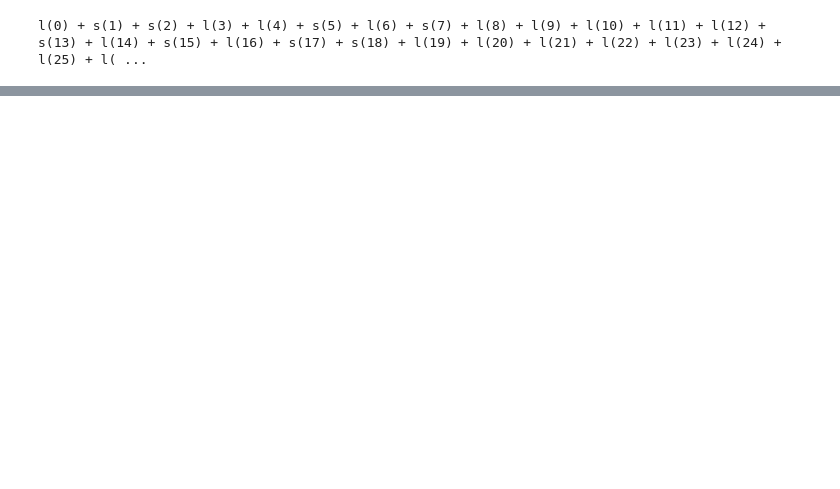
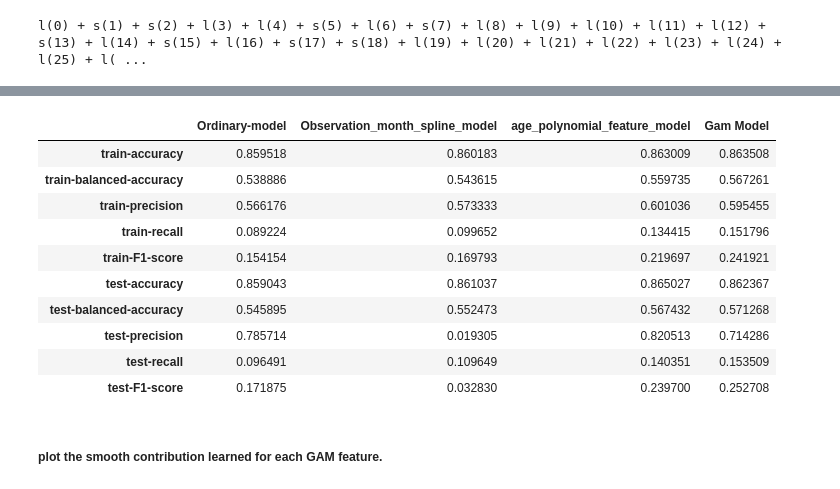
Before and after one commit to diyorarti/Learning_Data_Science, a Jupyter notebook: Statistics/3_Regression/Logistic_regression/practice2.ipynb, the cells around one changed output, grey strips where cells are left out. Cells and saved outputs as stored; diff of their text form; code cells hidden in the pictures; blank space fills up the shorter version.

```diff
--- a/Statistics/3_Regression/Logistic_regression/practice2.ipynb
+++ b/Statistics/3_Regression/Logistic_regression/practice2.ipynb
@@ -1297,0 +1321,53 @@ LogisticGAM(callbacks=[Deviance(), Diffs(), Accuracy()],
+# %%
+train_accuracy_model_gam = (
+    (TP_train_model_gam + TN_train_model_gam) /
+    (TP_train_model_gam + TN_train_model_gam + FP_train_model_gam + FN_train_model_gam)
+)
+train_balanced_acc_model_gam = 1/2 *(
+    (TP_train_model_gam) / (TP_train_model_gam + FN_train_model_gam) +
+    (TN_train_model_gam) / (TN_train_model_gam + FP_train_model_gam)
+)
+train_precision_model_gam = TP_train_model_gam / (TP_train_model_gam + FP_train_model_gam)
+train_recall_model_gam = TP_train_model_gam / (TP_train_model_gam + FN_train_model_gam)
+train_F1_score_model_gam = 2 * ((train_precision_model_gam * train_recall_model_gam) / (train_precision_model_gam + train_recall_model_gam))
+
+test_accuracy_model_gam = (
+    (TP_test_model_gam + TN_test_model_gam) /
+    (TP_test_model_gam + TN_test_model_gam + FP_test_model_gam + FN_test_model_gam)
+)
+test_balanced_acc_model_gam = 1/2 *(
+    (TP_test_model_gam) / (TP_test_model_gam + FN_test_model_gam) +
+    (TN_test_model_gam) / (TN_test_model_gam + FP_test_model_gam)
+)
+test_precision_model_gam = TP_test_model_gam / (TP_test_model_gam + FP_test_model_gam)
+test_recall_model_gam = TP_test_model_gam / (TP_test_model_gam + FN_test_model_gam)
+test_F1_score_model_gam = 2 * ((test_precision_model_gam * test_recall_model_gam) / (test_precision_model_gam + test_recall_model_gam))
+
+models_restuls['Gam Model'] = [
+    train_accuracy_model_gam,
+    train_balanced_acc_model_gam,
+    train_precision_model_gam,
+    train_recall_model_gam,
+    train_F1_score_model_gam,
+    test_accuracy_model_gam,
+    test_balanced_acc_model_gam,
+    test_precision_model_gam,
+    test_recall_model_gam,
+    test_F1_score_model_gam
+]
+
+models_restuls
+# %% [output]
+|  | Ordinary-model | Observation_month_spline_model | age_polynomial_feature_model | Gam Model |
+| train-accuracy | 0.859518 | 0.860183 | 0.863009 | 0.863508 |
+| train-balanced-accuracy | 0.538886 | 0.543615 | 0.559735 | 0.567261 |
+| train-precision | 0.566176 | 0.573333 | 0.601036 | 0.595455 |
+| train-recall | 0.089224 | 0.099652 | 0.134415 | 0.151796 |
+| train-F1-score | 0.154154 | 0.169793 | 0.219697 | 0.241921 |
+| test-accuracy | 0.859043 | 0.861037 | 0.865027 | 0.862367 |
+| test-balanced-accuracy | 0.545895 | 0.552473 | 0.567432 | 0.571268 |
+| test-precision | 0.785714 | 0.019305 | 0.820513 | 0.714286 |
+| test-recall | 0.096491 | 0.109649 | 0.140351 | 0.153509 |
+| test-F1-score | 0.171875 | 0.032830 | 0.239700 | 0.252708 |
+# %% [markdown]
+##### plot the smooth contribution learned for each GAM feature.
```
Also changed, not shown: parts of 15 cells of this notebook, 1 other file.
